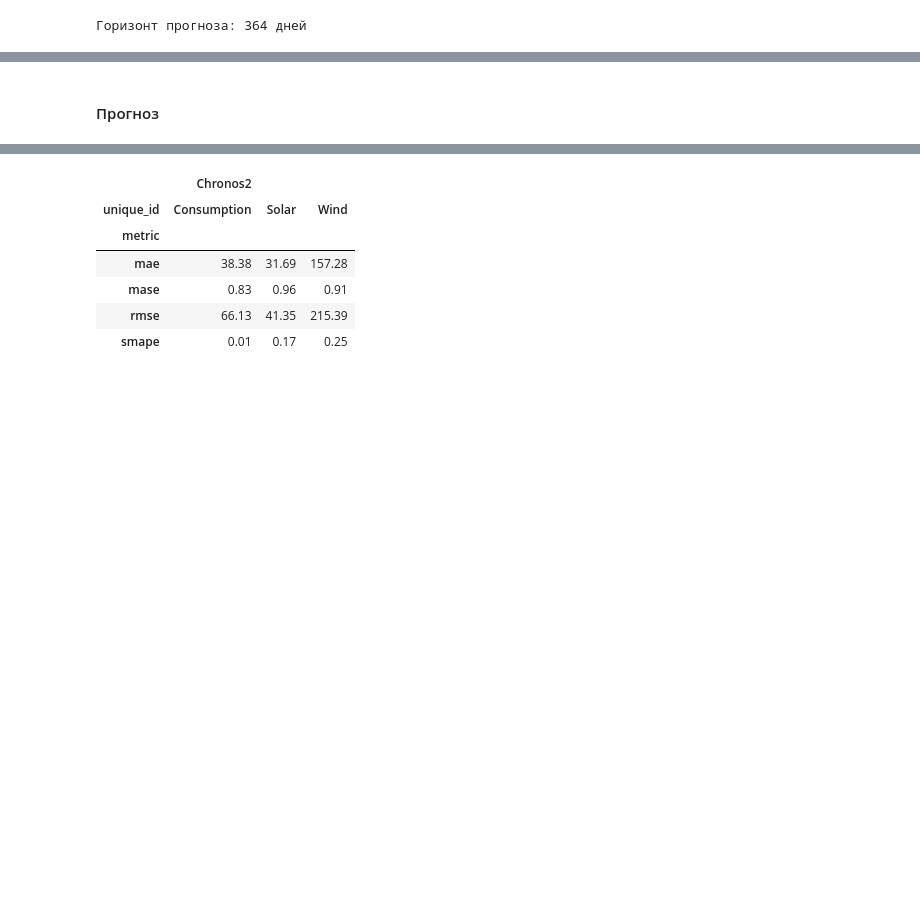
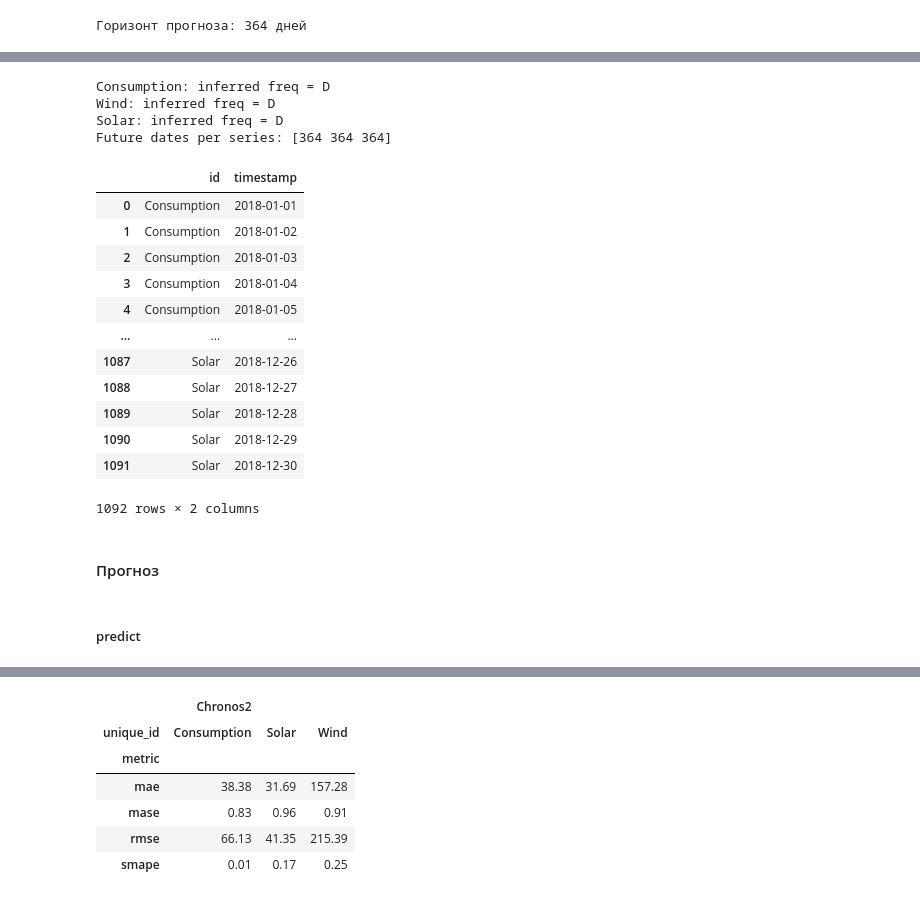
Before and after one commit to MVRonkin/TimeSeriesCourse, a Jupyter notebook: 2026/WS/08 - предсказание значений ВР с DL.ipynb, the cells around one changed output, grey strips where cells are left out. Saved outputs shown, nothing was run; the diff lists cells and outputs as text; code cells hidden in the pictures; blank space fills up the shorter version.

```diff
--- a/2026/WS/08 - предсказание значений ВР с DL.ipynb
+++ b/2026/WS/08 - предсказание значений ВР с DL.ipynb
@@ -1385,20 +1411,8 @@ pipeline = Chronos2Pipeline.from_pretrained("amazon/chronos-2", device_map="cuda
 # %%
-# Chronos2Pipeline.predict_df ожидает колонки: id, timestamp, target
-
-# Тренировочные данные (контекст)
 context_df = df_train[["unique_id", "ds", "y"]].rename(columns={
     "unique_id": "id",
     "ds":        "timestamp",
     "y":         "target"
 })
-
-# Будущие даты (для future_df — без target)
-future_df = df_test[["unique_id", "ds"]].rename(columns={
-    "unique_id": "id",
-    "ds":        "timestamp",
-})
-
-FORECAST_HORIZON = len(df_test[df_test["unique_id"] == ts[0]])  # = test_size
-print(f"Горизонт прогноза: {FORECAST_HORIZON} дней")
 # %% [output]
 Горизонт прогноза: 364 дней
@@ -1405,5 +1441,51 @@ print(f"Горизонт прогноза: {FORECAST_HORIZON} дней")
+# %%
+future_dfs = []
+for uid in ts:
+    ctx = context_df[context_df["id"] == uid].sort_values("timestamp")
+
+    # Определяем частоту из контекста
+    freq = pd.infer_freq(ctx["timestamp"])
+    print(f"{uid}: inferred freq = {freq}")
+
+    # Генерируем даты строго от последней точки контекста
+    last_date = ctx["timestamp"].iloc[-1]
+    future_dates = pd.date_range(
+        start=last_date,
+        periods=FORECAST_HORIZON + 1,
+        freq=freq
+    )[1:]  # исключаем last_date
+
+    future_dfs.append(pd.DataFrame({
+        "id":        uid,
+        "timestamp": future_dates,
+    }))
+
+future_df_fixed = pd.concat(future_dfs, ignore_index=True)
+
+print(f"Future dates per series: {future_df_fixed.groupby('id').size().values}")
+future_df_fixed
+# %% [output]
+Consumption: inferred freq = D
+Wind: inferred freq = D
+Solar: inferred freq = D
+Future dates per series: [364 364 364]
+|  | id | timestamp |
+| 0 | Consumption | 2018-01-01 |
+| 1 | Consumption | 2018-01-02 |
+| 2 | Consumption | 2018-01-03 |
+| 3 | Consumption | 2018-01-04 |
+| 4 | Consumption | 2018-01-05 |
+| ... | ... | ... |
+| 1087 | Solar | 2018-12-26 |
+| 1088 | Solar | 2018-12-27 |
+| 1089 | Solar | 2018-12-28 |
+| 1090 | Solar | 2018-12-29 |
+| 1091 | Solar | 2018-12-30 |
+1092 rows × 2 columns
 # %% [markdown]
 ####  Прогноз
+# %% [markdown]
+##### predict
 # %%
 pred_df = pipeline.predict_df(
     context_df,
```
Also changed, not shown: parts of 37 cells of this notebook, 4 other files.
